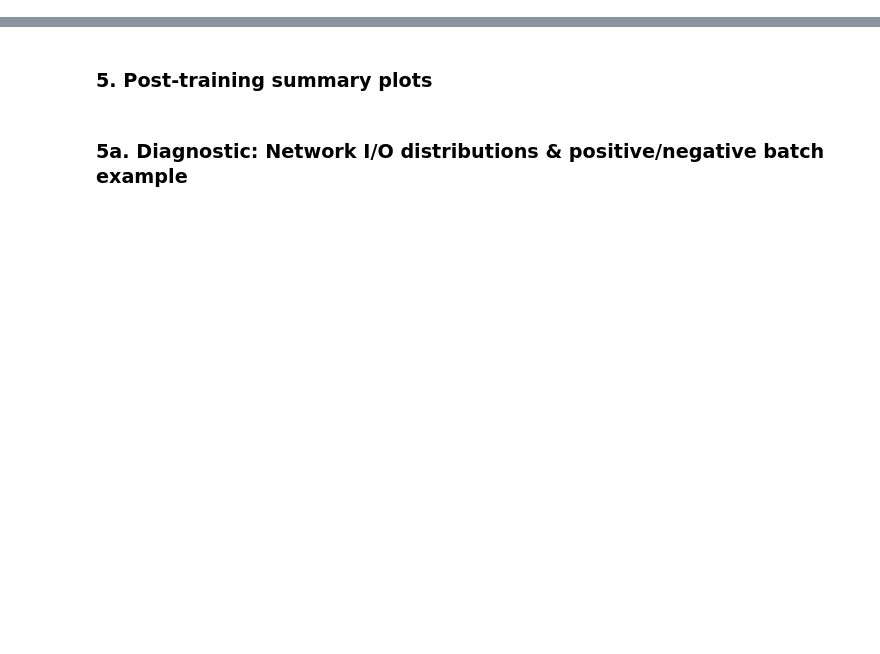
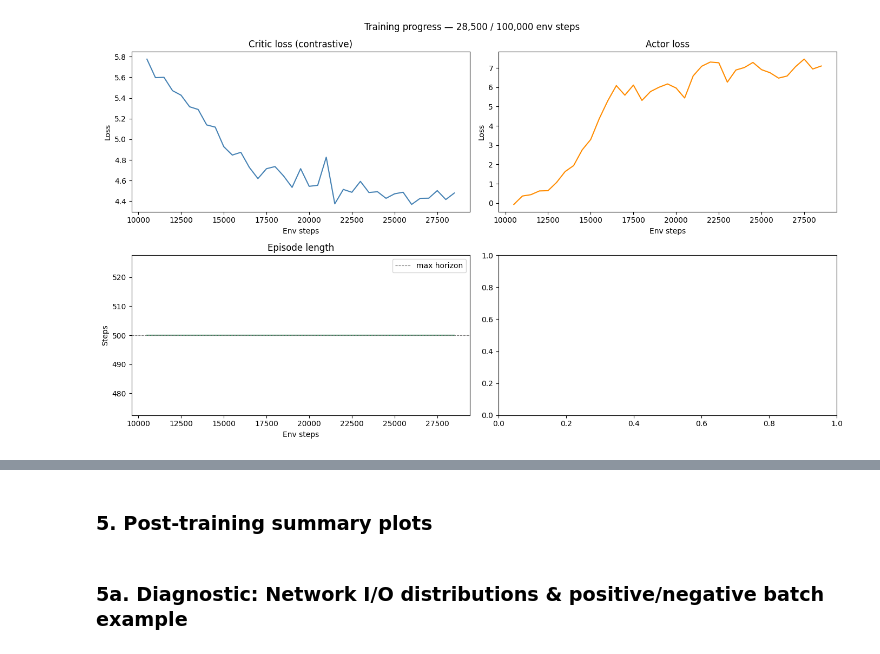
Before and after one commit to tanjun8802/MSc_Dissertation, a Jupyter notebook: src/experiments/SGCRL_GridWorld4Rooms.ipynb, the cells around one changed output, grey strips where cells are left out. Cells and saved outputs as stored; diff of their text form; code cells hidden in the pictures; blank space fills up the shorter version.

```diff
--- a/src/experiments/SGCRL_GridWorld4Rooms.ipynb
+++ b/src/experiments/SGCRL_GridWorld4Rooms.ipynb
@@ -77,16 +70,14 @@ MIN_STD            = 1e-6     # paper setting: minimum actor std
 SLIP_PROB          = 0.0     # slight transition stochasticity for learning robustness
 LOG_INTERVAL       = 50       # refresh / print every this many gradient-update steps
 MAX_HORIZON        = 500
-NUMBER_OF_SGD_UPDATES_PER_STEP = 10
+NUMBER_OF_SGD_UPDATES_PER_STEP = 20
 BUFFER_CAPACITY    = 50000
 DEVICE = "mps" if torch.backends.mps.is_available() else "cpu"
 
-# ── Single hard goal s* (Alg. 1, line 3) ──────────────────────────────────────
 s_star = torch.tensor([20.0, 20.0], device=DEVICE, dtype=torch.float32)
 s_star_batch = s_star.unsqueeze(0)
 grad_step = 0
 
-# ── Environment ───────────────────────────────────────────────────────────────
 base_env = FourRoomsGridWorld(room_size=11, max_episode_steps=MAX_HORIZON)
 env_train = FourRoomsGoalWrapper(
     base_env,
@@ -113,8 +104,10 @@ actor     = GoalConditionedActor(obs_dim, action_dim, hidden_dim=256, inner_laye
 
 critic_optimizer = optim.Adam(list(phi_model.parameters()) + list(psi_model.parameters()), lr=LR)
 actor_optimizer  = optim.Adam(actor.parameters(), lr=LR)
-log_alpha        = torch.tensor(np.log(INIT_ALPHA), dtype=torch.float32, device=DEVICE, requires_grad=True)
-alpha_optimizer  = optim.Adam([log_alpha], lr=ALPHA_LR)
+
+# only turn on the entropy term when it is a pixel image task, based on the CRL paper
+# log_alpha        = torch.tensor(np.log(INIT_ALPHA), dtype=torch.float32, device=DEVICE, requires_grad=True)
+# alpha_optimizer  = optim.Adam([log_alpha], lr=ALPHA_LR)
 
 # ── History buffers for visualisation ─────────────────────────────────────────
 critic_loss_history     = []
@@ -204,21 +197,21 @@ while total_env_steps < TOTAL_ENV_STEPS:
     update_state_visit_counter(state_visit_counter, visited_states, train_env_core.grid_size)
     total_env_steps += ep_steps
 
-    num_updates = gradient_step_schedule(total_env_steps, warmup_steps=WARMUP_STEPS, min_utd=2, max_utd=NUMBER_OF_SGD_UPDATES_PER_STEP)
+    num_updates = gradient_step_schedule(total_env_steps, warmup_steps=WARMUP_STEPS, min_utd=5, max_utd=NUMBER_OF_SGD_UPDATES_PER_STEP)
 
     for update in range(num_updates):
 
         grad_step += 1
 
         # Pair up positive states
-        batch = replay_buffer.sample_future_goal_batch(BATCH_SIZE)
+        batch = replay_buffer.sample_positive_future_goal_batch(BATCH_SIZE)
         obs = batch["obs"]
         actions = batch["actions"]
-        goals = batch["goals"]
+        s_f = batch["future_state"] # the future state via GEOM as the goal
 
-        # Now feed the state-action pair into the phi model, and its future state into the psi model
+        # Now feed the state-action pair into the phi model, and its future state into the psi model for critic update
         phi_sa = phi_model(torch.cat([obs, actions], dim=-1))
-        psi_g = psi_model(goals)
+        psi_g = psi_model(s_f)
 
         logits = (phi_sa @ psi_g.T)
 
@@ -228,97 +221,91 @@ while total_env_steps < TOTAL_ENV_STEPS:
         critic_loss.backward()
         critic_optimizer.step()
 
-        with torch.no_grad():
+        with torch.no_grad(): # just for visualisation
             psi_sstar = psi_model(s_star.unsqueeze(0).expand(BATCH_SIZE, -1))
             goal_sim  = (phi_sa.detach() * psi_sstar).sum(dim=-1).mean().item()
 
         goal_similarity_history.append(goal_sim)
 
-        def log_q(phi_sa, psi_g):
-            return (phi_sa * psi_g).sum(dim=-1)
-
-        # perm = torch.randperm(BATCH_SIZE, device=DEVICE)
-        # goals_shuf = goals[perm]
-        # obs_aug   = torch.cat([obs, obs],   dim=0)
-        # goals_aug = torch.cat([goals, goals_shuf], dim=0)
-
 
         # Actor update - uses the same obs and goals as the critic update
-        action_sampled, log_prob, _ = actor.sample_action(obs, goals)
+        goals = replay_buffer.sample_random_goals(BATCH_SIZE) # sample random goals from the buffer for actor update
+        action_sampled, _, _ = actor.sample_action(obs, goals) # given an observation and a goal, the actor samples an action
 
         phi_sa_act = phi_model(torch.cat([obs, action_sampled], dim=-1))
         psi_g_act  = psi_model(goals)
-        q_value = log_q(phi_sa_act, psi_g_act)
-        entropy_batch = (-log_prob).mean()
-        alpha_detached = log_alpha.exp().detach()
+        q_value = (phi_sa_act * psi_g_act).sum(dim=-1)
+        # entropy_batch = (-log_prob).mean()
+        # alpha_detached = log_alpha.exp().detach()
 
-        actor_loss = - ((q_value + alpha_detached * entropy_batch).mean())
+        actor_loss = (q_value.mean()) # omitted the entropy term after detail reading of the paper
 
         actor_optimizer.zero_grad()
         actor_loss.backward()
         actor_optimizer.step()
 
         # Now alpha loss
-        if total_env_steps >= WARMUP_STEPS:
+        # if total_env_steps >= WARMUP_STEPS:
 
-            alpha = log_alpha.exp()
-            alpha_loss = (alpha * ( -log_prob.detach() - TARGET_ENTROPY )).mean()
+        #     alpha = log_alpha.exp()
+        #     alpha_loss = (alpha * ( -log_prob.detach() - TARGET_ENTROPY )).mean()
 
-            alpha_optimizer.zero_grad()
-            alpha_loss.backward()
-            alpha_optimizer.step()
+        #     alpha_optimizer.zero_grad()
+        #     alpha_loss.backward()
+        #     alpha_optimizer.step()
 
 
         # ── Record metrics ────────────────────────────────────────────────
     critic_loss_history.append(critic_loss.item())
     actor_loss_history.append(actor_loss.item())
-    alpha_loss_history.append(alpha_loss.item())
-    alpha_history.append(alpha.item())
+    # alpha_loss_history.append(alpha_loss.item())
+    # alpha_history.append(alpha.item())
     ep_len_history.append(ep_steps)
-    entropy_history.append(entropy_batch.detach().mean().item())
-    log_prob_history.append(log_prob.detach().mean().item())
+    # entropy_history.append(entropy_batch.detach().mean().item())
+    # log_prob_history.append(log_prob.detach().mean().item())
     env_steps_at_update.append(total_env_steps)
 
     # ── Live plot every LOG_INTERVAL gradient steps ───────────────────
     if grad_step % LOG_INTERVAL == 0:
-        print(f"GradStep {grad_step:>5} | env_steps: {total_env_steps:>7,} | ep_len: {ep_steps:>3} | "
-                f"critic_loss: {critic_loss.item():.4f} | "
-                f"actor_loss: {actor_loss.item():.4f} | alpha: {alpha.item():.6f} | goal_sim: {goal_sim:.4f}")
+        # print(f"GradStep {grad_step:>5} | env_steps: {total_env_steps:>7,} | ep_len: {ep_steps:>3} | "
+        #         f"critic_loss: {critic_loss.item():.4f} | "
+        #         f"actor_loss: {actor_loss.item():.4f} | alpha: {alpha.item():.6f} | goal_sim: {goal_sim:.4f}")
 
         clear_output(wait=True)
         fig, axes = plt.subplots(2, 2, figsize=(14, 8))
         axes = axes.flatten()
 
         axes[0].plot(env_steps_at_update, critic_loss_history, color='steelblue')
         axes[0].set_title("Critic loss (contrastive)")
         axes[0].set_xlabel("Env steps")
         axes[0].set_ylabel("Loss")
 
         axes[1].plot(env_steps_at_update, actor_loss_history, color='darkorange')
         axes[1].set_title("Actor loss")
         axes[1].set_xlabel("Env steps")
         axes[1].set_ylabel("Loss")
 
         axes[2].plot(env_steps_at_update, ep_len_history, color='seagreen')
         axes[2].axhline(MAX_HORIZON, color='gray', linestyle='--', linewidth=0.8, label='max horizon')
         axes[2].set_title("Episode length")
         axes[2].set_xlabel("Env steps")
         axes[2].set_ylabel("Steps")
         axes[2].legend()
 
-        axes[3].plot(env_steps_at_update, alpha_loss_history, color='mediumpurple')
-        axes[3].axhline(0, color='gray', linestyle='--', linewidth=0.8)
-        axes[3].set_title("Alpha loss")
-        axes[3].set_xlabel("Env steps")
-        axes[3].set_ylabel("Loss")
+        # axes[3].plot(env_steps_at_update, alpha_loss_history, color='mediumpurple')
+        # axes[3].axhline(0, color='gray', linestyle='--', linewidth=0.8)
+        # axes[3].set_title("Alpha loss")
+        # axes[3].set_xlabel("Env steps")
+        # axes[3].set_ylabel("Loss")
 
         plt.suptitle(f"Training progress — {total_env_steps:,} / {TOTAL_ENV_STEPS:,} env steps", fontsize=12)
         plt.tight_layout()
         plt.show()
 
 env_train.close()
 print("Training complete!")
 print(f"Total env steps: {total_env_steps:,} | Online gradient updates: {grad_step:,}")
 print(f"Replay buffer size: {replay_buffer.stats()['size']:,}")
-print(f"Final alpha: {log_alpha.exp().item():.6f} | Final entropy: {entropy_batch.detach().mean().item():.1f}")
+# print(f"Final alpha: {log_alpha.exp().item():.6f} | Final entropy: {entropy_batch.detach().mean().item():.1f}")
 # %% [output]
+[figure, added]
```
Also changed, not shown: parts of 13 cells of this notebook, 5 other files.
